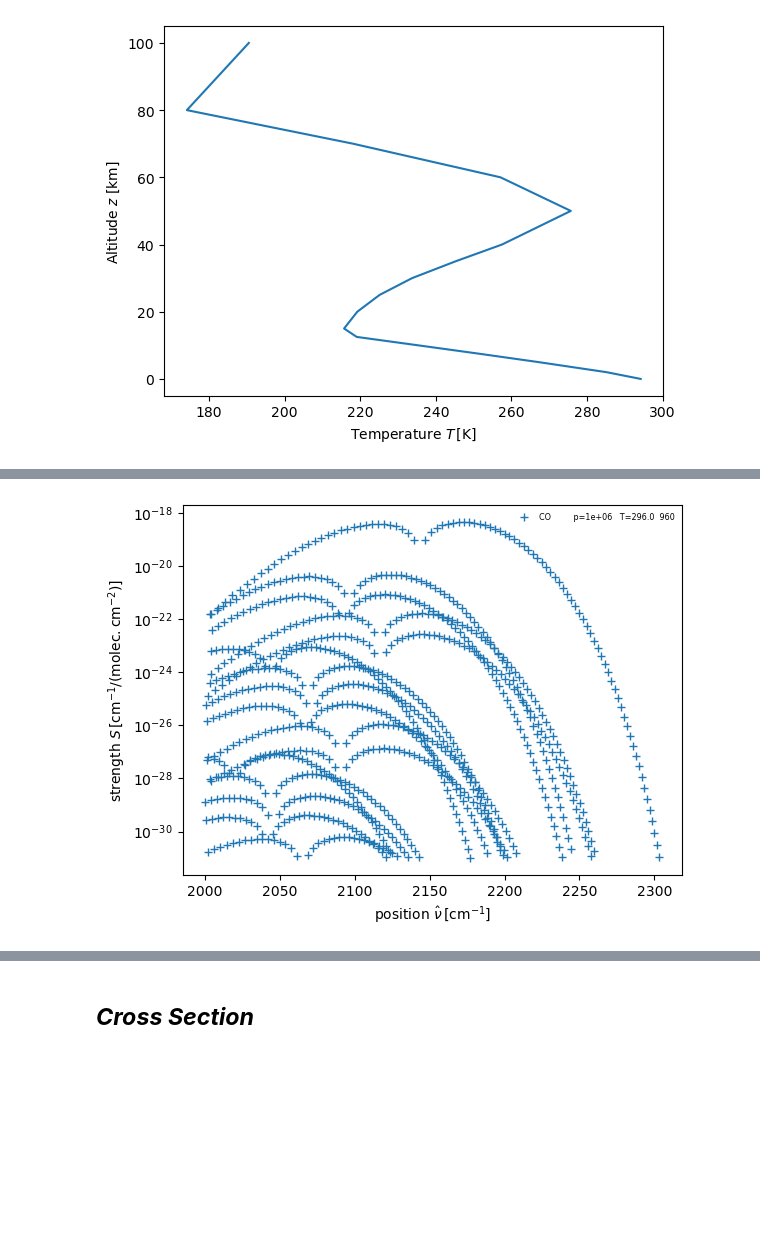
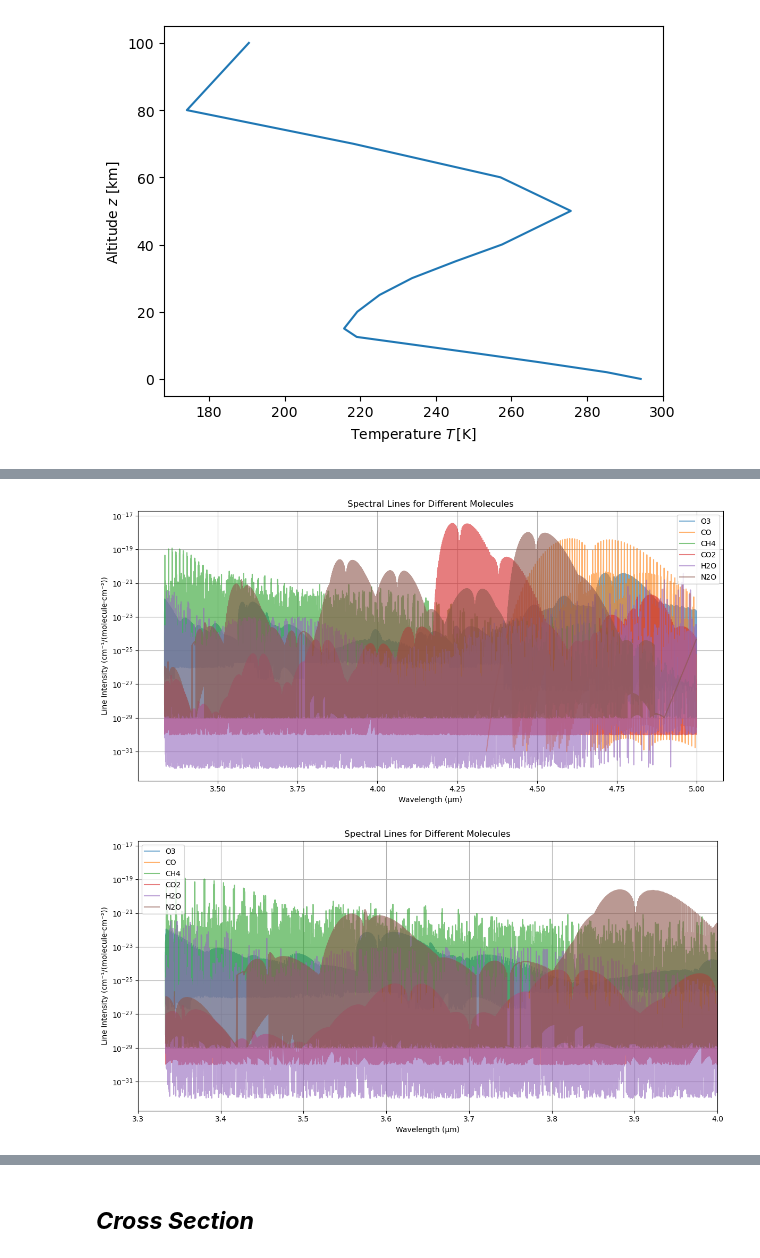
Before and after one commit to Jleon13/Py4cats_Tinkering, a Jupyter notebook: forward.ipynb, the cells around one changed output, grey strips where cells are left out. Drawn from its saved outputs; the diff is of its cells as text; code cells hidden in the pictures; blank space fills up the shorter version.

```diff
--- a/forward.ipynb
+++ b/forward.ipynb
@@ -75,4 +77,63 @@ atlas(dll['H2O'])
-# %%
-atlas(dll['CO'])
-# %% [output]
-[figure, removed]
+# %%
+import numpy as np
+import matplotlib.pyplot as plt
+
+plt.figure(figsize=(12, 6))
+
+# Plot lines for each molecule
+for molecule, lines in dll.items():
+    # Extract wavenumber ('v') and intensity ('S') from lines
+    wavenumbers = lines['v']  # frequency/wavenumber
+    intensities = lines['S']  # line intensity
+    # Convert wavenumber to wavelength (µm)
+    wavelengths = 1e4/wavenumbers  # conversion from cm⁻¹ to µm
+    # Sort data by wavelength (since 1/x inverts the order)
+    idx = np.argsort(wavelengths)
+    wavelengths = wavelengths[idx]
+    intensities = intensities[idx]
+
+    # Plot with lines connecting points
+    plt.semilogy(wavelengths, intensities, '-', label=molecule, alpha=0.6)
+
+plt.xlabel('Wavelength (µm)')
+plt.ylabel('Line Intensity (cm⁻¹/(molecule⋅cm⁻²))')
+plt.title('Spectral Lines for Different Molecules')
+plt.legend()
+plt.grid(True)
+plt.tight_layout()
+plt.show()
+# %% [output]
+[figure, added]
+# %%
+import numpy as np
+
+import matplotlib.pyplot as plt
+
+plt.figure(figsize=(12, 6))
+
+# Plot lines for each molecule
+for molecule, lines in dll.items():
+    # Extract wavenumber ('v') and intensity ('S') from lines
+    wavenumbers = lines['v']  # frequency/wavenumber
+    intensities = lines['S']  # line intensity
+    # Convert wavenumber to wavelength (µm)
+    wavelengths = 1e4/wavenumbers  # conversion from cm⁻¹ to µm
+    # Sort data by wavelength (since 1/x inverts the order)
+    idx = np.argsort(wavelengths)
+    wavelengths = wavelengths[idx]
+    intensities = intensities[idx]
+
+    # Plot with lines connecting points
+    plt.semilogy(wavelengths, intensities, '-', label=molecule, alpha=0.6)
+
+plt.xlabel('Wavelength (µm)')
+plt.ylabel('Line Intensity (cm⁻¹/(molecule⋅cm⁻²))')
+plt.title('Spectral Lines for Different Molecules')
+plt.legend()
+plt.grid(True)
+# Set a narrower wavelength range (focusing on 3.3 to 4.0 µm)
+plt.xlim(3.3, 4.0)
+plt.tight_layout()
+plt.show()
+# %% [output]
+[figure, added]
```
Also changed, not shown: parts of 49 cells of this notebook.
